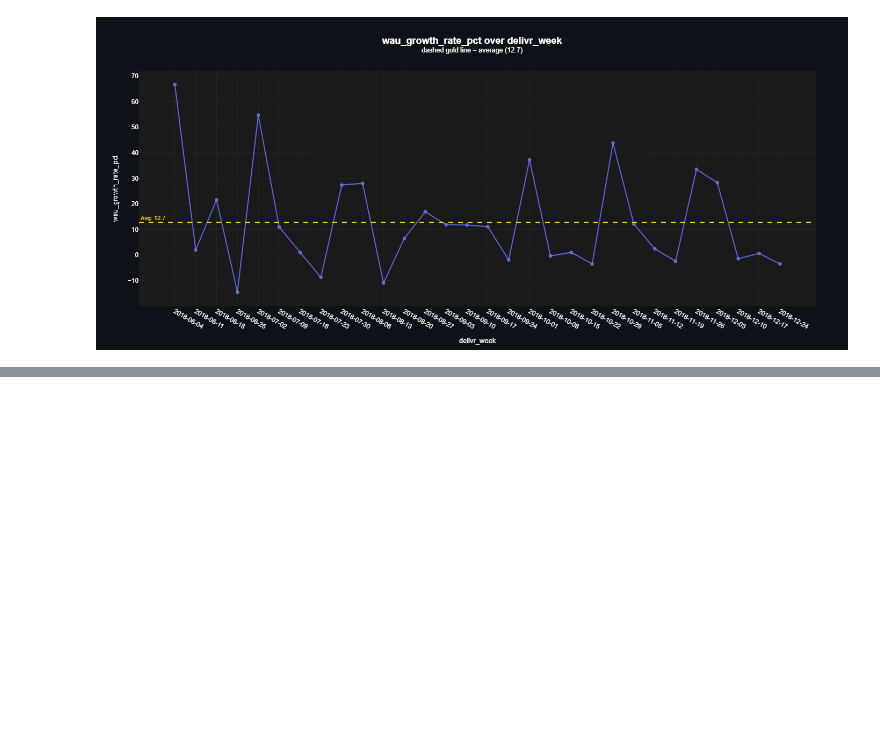
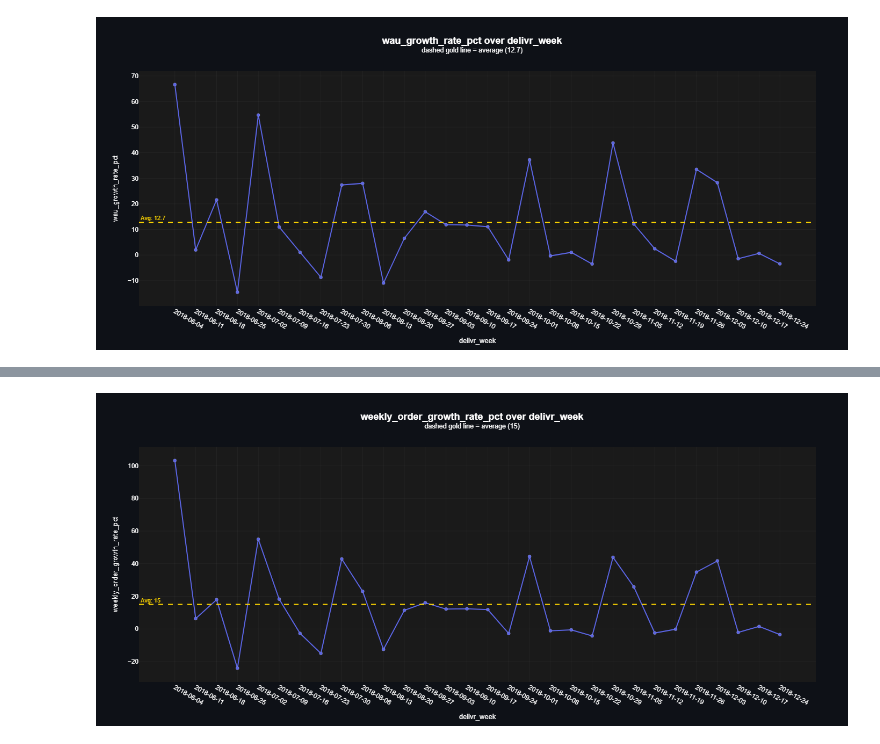
Before and after one commit to arianmokhtariha/Delivr-Business-Analysis, a Jupyter notebook: user-centric-KPI's.ipynb, the cells around one changed output, grey strips where cells are left out. Drawn from its saved outputs; the diff is of its cells as text; code cells hidden in the pictures; blank space fills up the shorter version.

```diff
--- a/user-centric-KPI's.ipynb
+++ b/user-centric-KPI's.ipynb
@@ -580,2 +612,34 @@ wau_growth_rate_lineplot
+# %%
+weekly_order_growth_query = run_query('''
+WITH orders_perweek AS (
+    SELECT date_trunc('week', order_date)::date AS delivr_week,
+           count(DISTINCT order_id)              AS orders
+    FROM orders
+    GROUP BY delivr_week
+),
+orders_lag AS (
+    SELECT delivr_week,
+           orders,
+           lag(orders) OVER (ORDER BY delivr_week) AS lastweek_orders
+    FROM orders_perweek
+)
+SELECT delivr_week,
+       orders,
+       lastweek_orders,
+       round(((orders - lastweek_orders)::numeric
+       / nullif(lastweek_orders, 0)) * 100, 2) AS weekly_order_growth_rate_pct
+FROM orders_lag
+ORDER BY delivr_week;
+''')
+
+weekly_order_growth_rate_lineplot = line_plot(df=weekly_order_growth_query,
+                                           x='delivr_week',
+                                           y='weekly_order_growth_rate_pct',
+                                           avg_line=True)
+weekly_order_growth_rate_lineplot
+
+# similiar pattern to wau growth rate
+# %% [output]
+[figure, added]
 # %%
 # MoM order growth rate per-eatery query
```
Also changed, not shown: parts of 4 cells of this notebook.
